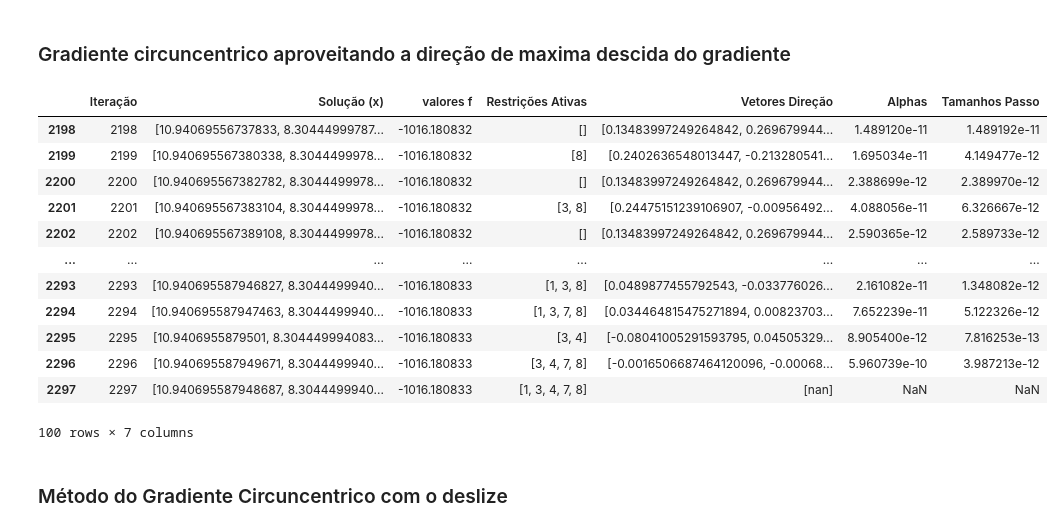
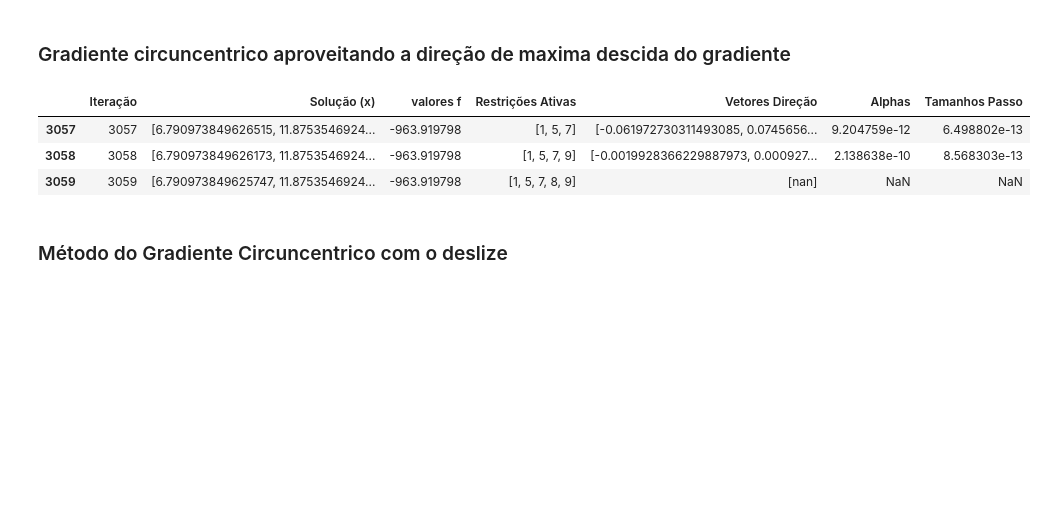
Before and after one commit to MatSchwarz/Circuncentro, a Jupyter notebook: testes.ipynb, the cells around one changed output. Cells and saved outputs as stored; diff of their text form; code cells hidden in the pictures; blank space fills up the shorter version.

```diff
--- a/testes.ipynb
+++ b/testes.ipynb
@@ -168,22 +125,13 @@ df.tail(100)
 # %%
 #resolve problema
 historico_solucao, valores_funcao_objetivo, index_ativos, restricoes_ativas, vetores_direcao,lista_alphas,tamanho_passo, gradiente = gradiente_descendente_circuncentrico_w(h,c,A,b,max_iter=1000000)
 df = cria_tabela(historico_solucao, valores_funcao_objetivo, index_ativos, vetores_direcao, lista_alphas, tamanho_passo)
-df.tail(100)
+df.tail(3)
 # %% [output]
 |  | Iteração | Solução (x) | valores f | Restrições Ativas | Vetores Direção | Alphas | Tamanhos Passo |
-| 2198 | 2198 | [10.94069556737833, 8.30444999787... | -1016.180832 | [] | [0.13483997249264842, 0.269679944... | 1.489120e-11 | 1.489192e-11 |
-| 2199 | 2199 | [10.940695567380338, 8.3044499978... | -1016.180832 | [8] | [0.2402636548013447, -0.213280541... | 1.695034e-11 | 4.149477e-12 |
-| 2200 | 2200 | [10.940695567382782, 8.3044499978... | -1016.180832 | [] | [0.13483997249264842, 0.269679944... | 2.388699e-12 | 2.389970e-12 |
-| 2201 | 2201 | [10.940695567383104, 8.3044499978... | -1016.180832 | [3, 8] | [0.24475151239106907, -0.00956492... | 4.088056e-11 | 6.326667e-12 |
-| 2202 | 2202 | [10.940695567389108, 8.3044499978... | -1016.180832 | [] | [0.13483997249264842, 0.269679944... | 2.590365e-12 | 2.589733e-12 |
-| ... | ... | ... | ... | ... | ... | ... | ... |
-| 2293 | 2293 | [10.940695587946827, 8.3044499940... | -1016.180833 | [1, 3, 8] | [0.0489877455792543, -0.033776026... | 2.161082e-11 | 1.348082e-12 |
-| 2294 | 2294 | [10.940695587947463, 8.3044499940... | -1016.180833 | [1, 3, 7, 8] | [0.034464815475271894, 0.00823703... | 7.652239e-11 | 5.122326e-12 |
-| 2295 | 2295 | [10.9406955879501, 8.304449994083... | -1016.180833 | [3, 4] | [-0.08041005291593795, 0.04505329... | 8.905400e-12 | 7.816253e-13 |
-| 2296 | 2296 | [10.940695587949671, 8.3044499940... | -1016.180833 | [3, 4, 7, 8] | [-0.0016506687464120096, -0.00068... | 5.960739e-10 | 3.987213e-12 |
-| 2297 | 2297 | [10.940695587948687, 8.3044499940... | -1016.180833 | [1, 3, 4, 7, 8] | [nan] | NaN | NaN |
+| 3057 | 3057 | [6.790973849626515, 11.8753546924... | -963.919798 | [1, 5, 7] | [-0.061972730311493085, 0.0745656... | 9.204759e-12 | 6.498802e-13 |
+| 3058 | 3058 | [6.790973849626173, 11.8753546924... | -963.919798 | [1, 5, 7, 9] | [-0.0019928366229887973, 0.000927... | 2.138638e-10 | 8.568303e-13 |
+| 3059 | 3059 | [6.790973849625747, 11.8753546924... | -963.919798 | [1, 5, 7, 8, 9] | [nan] | NaN | NaN |
-100 rows × 7 columns
 # %% [markdown]
 ### Método do Gradiente Circuncentrico com o deslize
 # %%
```
Also changed, not shown: parts of 9 cells of this notebook.
